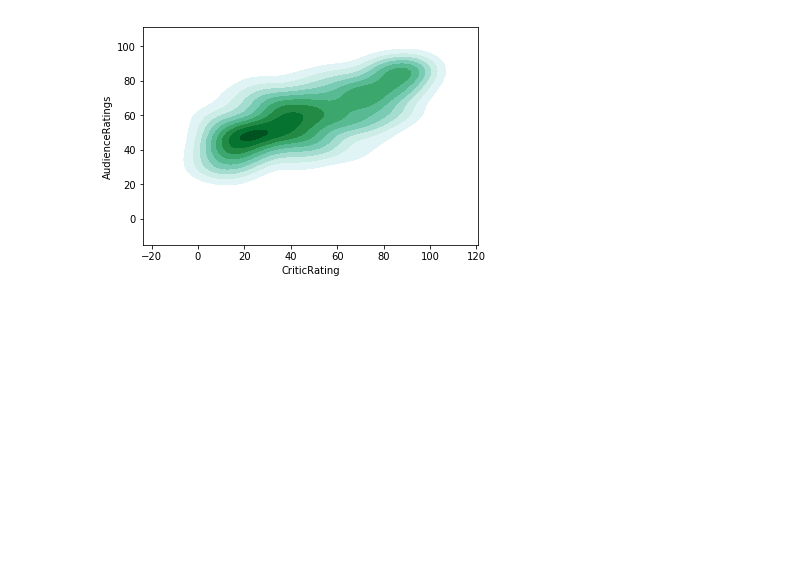
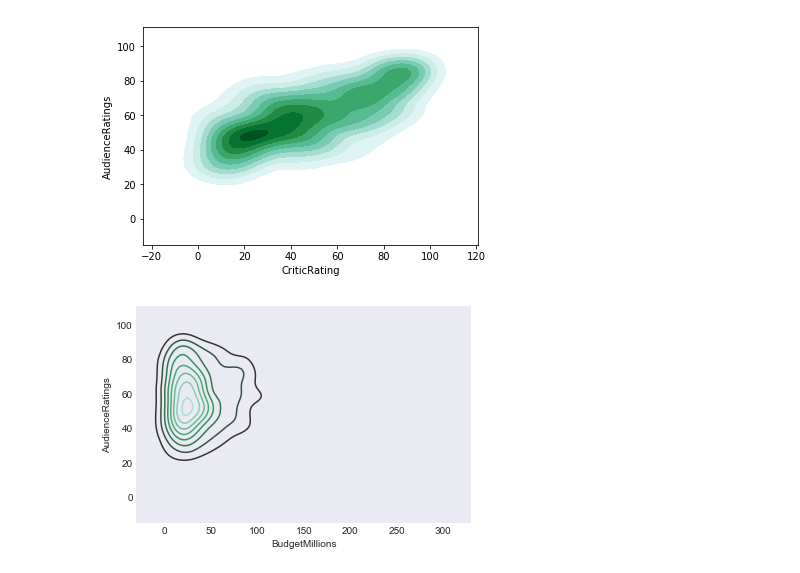
Before and after one commit to tedyeung/Python-, a Jupyter notebook: data_vizualization/Advance_Vizualization.ipynb, the cells around one changed output. Drawn from its saved outputs; the diff is of its cells as text; code cells hidden in the pictures; blank space fills up the shorter version.

```diff
--- a/data_vizualization/Advance_Vizualization.ipynb
+++ b/data_vizualization/Advance_Vizualization.ipynb
@@ -186,4 +186,9 @@ k1 = sns.kdeplot(movies.CriticRating, movies.AudienceRatings, shade = True, shad
 [figure]
 # %%
 # Subplots
+# %%
+sns.set_style('dark')
+k1 = sns.kdeplot(movies.BudgetMillions, movies.AudienceRatings)
+# %% [output]
+[figure, added]
 # %%
```
Also changed, not shown: parts of 1 cell of this notebook.
